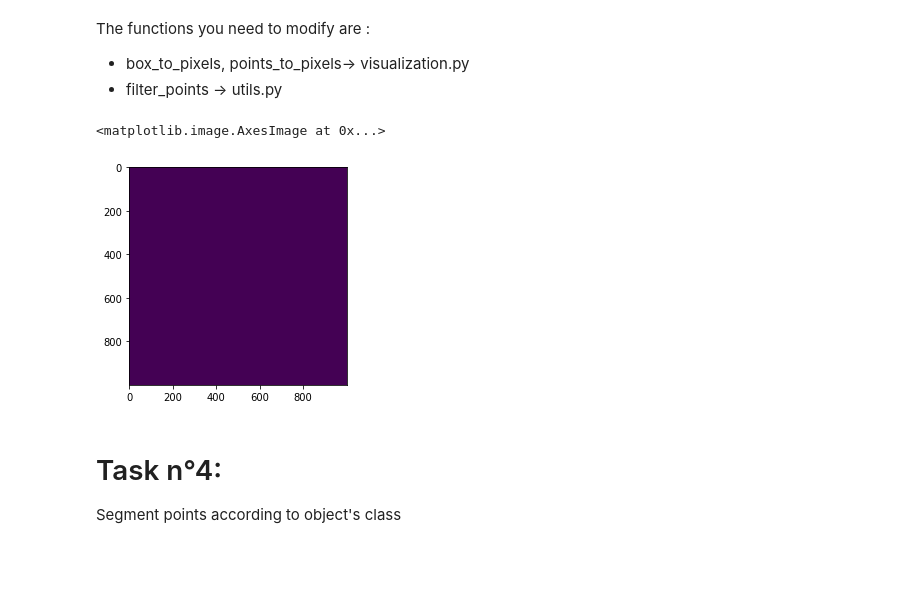
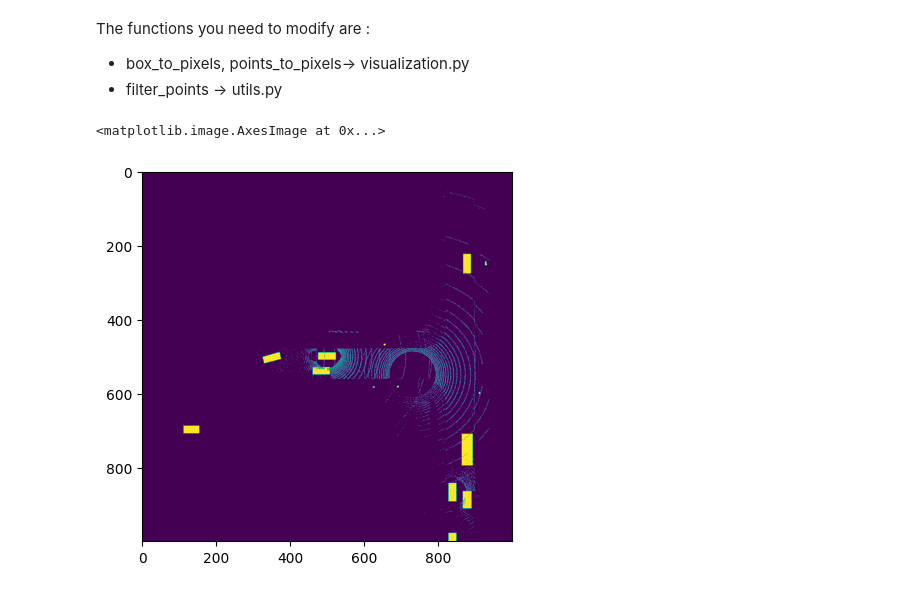
Before and after one commit to DndrGunnr/ECN_AUVE_labs_1_2, a Jupyter notebook: lab1/lab1.ipynb, the cells around one changed output. Saved outputs shown, nothing was run; the diff lists cells and outputs as text; code cells hidden in the pictures; blank space fills up the shorter version.

```diff
--- a/lab1/lab1.ipynb
+++ b/lab1/lab1.ipynb
@@ -59,39 +50,36 @@ The functions you need to modify are :
 -  box_to_pixels, points_to_pixels-> visualization.py
 -  filter_points -> utils.py
 # %%
-
 n_frame = 0
 actors = ["ego_vehicle" ,"other_vehicle",   "ego_vehicle_behind","other_vehicle_behind","infrastructure",]
 merged_points = get_available_point_clouds(n_frame, actors)
 irsu_boxes = get_available_boxes_in_ego_frame(n_frame, actors)
 box_colors = CLASS_COLORS[irsu_boxes[:, -1].astype(np.int32)]
 
 # ------------------ Get Waypoints that belongs to the ground floor ------------------
 points_range = np.array([-50, -50, -25, 50, 50, 0.01])  # xmin, ymin, zmin, xmax, ymax, zmax (meters) around ego_vehicle
 
 filtered_points = filter_points(merged_points, points_range)
 show_objects(filtered_points, irsu_boxes[:,:7], box_colors)
 
 # ------------------  Build BEV image  ------------------
 bev_resolution = 0.1 # meters / pixel
 bev_imsize = np.ceil((points_range[3: 5] - points_range[:2]) / bev_resolution).astype(int)  # (width, height)
 bev_occupancy = np.zeros((bev_imsize[1], bev_imsize[0]))
 
-# ------------------  Project bbox of actors on the image  ------------------
-box_mask = box_to_pixels(irsu_boxes[:,:7], bev_imsize, bev_resolution)
-bev_occupancy[box_mask > 0] = 255
+# ------------------  Project bbox of actors on the image  -----------------
+for i in range(irsu_boxes.shape[0]):
+    box_mask = box_to_pixels(irsu_boxes[i:i+1, :7], bev_imsize, bev_resolution)
+    bev_occupancy[box_mask > 0] = 255
 
 # ------------------  Project navigable space on the image ------------------
 navigable_space = points_to_pixels(filtered_points, bev_imsize, bev_resolution)
 
 for pixel in navigable_space:
     bev_occupancy[pixel[1], pixel[0]] = 150
 
 
 plt.imshow(bev_occupancy)
 # %% [output]
 <matplotlib.image.AxesImage at 0x...>
-[figure, old version]
+[figure, new version]
-# %% [markdown]
-# Task n°4:
-Segment points according to object's class
```
Also changed, not shown: parts of 7 cells of this notebook, 2 other files.
